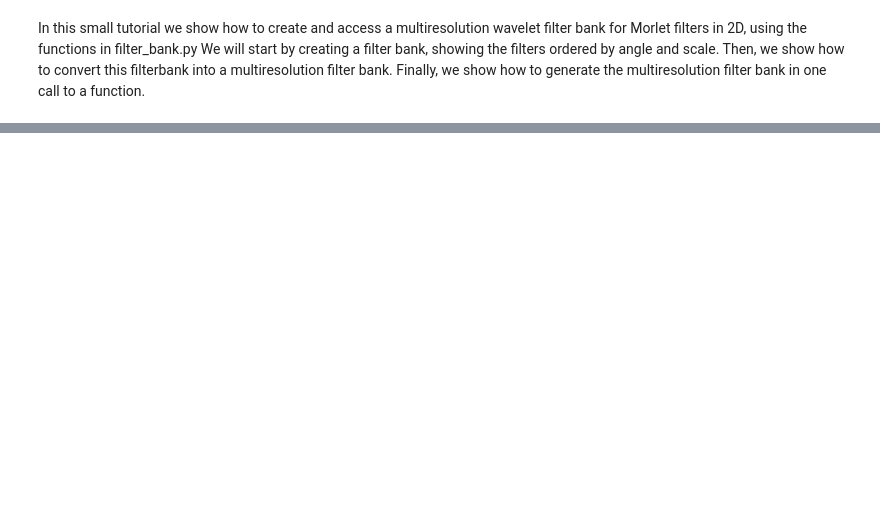
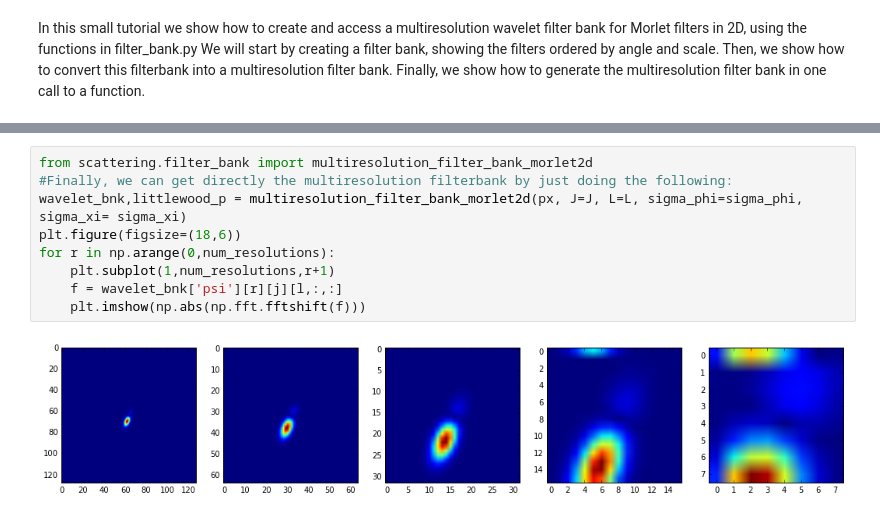
Before and after one commit to siraferradans/scattering, a Jupyter notebook: tutorial_multiresolution_filters.ipynb, the cells around one changed output, grey strips where cells are left out. Drawn from its saved outputs; the diff is of its cells as text; blank space fills up the shorter version.

```diff
--- a/tutorial_multiresolution_filters.ipynb
+++ b/tutorial_multiresolution_filters.ipynb
@@ -51,0 +87,11 @@ j= 4
+# %%
+from scattering.filter_bank import multiresolution_filter_bank_morlet2d
+#Finally, we can get directly the multiresolution filterbank by just doing the following:
+wavelet_bnk,littlewood_p = multiresolution_filter_bank_morlet2d(px, J=J, L=L, sigma_phi=sigma_phi, sigma_xi= sigma_xi)
+plt.figure(figsize=(18,6))
+for r in np.arange(0,num_resolutions):
+    plt.subplot(1,num_resolutions,r+1)
+    f = wavelet_bnk['psi'][r][j][l,:,:]
+    plt.imshow(np.abs(np.fft.fftshift(f)))
+# %% [output]
+[figure, added]
```
Also changed, not shown: parts of 3 cells of this notebook, 1 other file.
